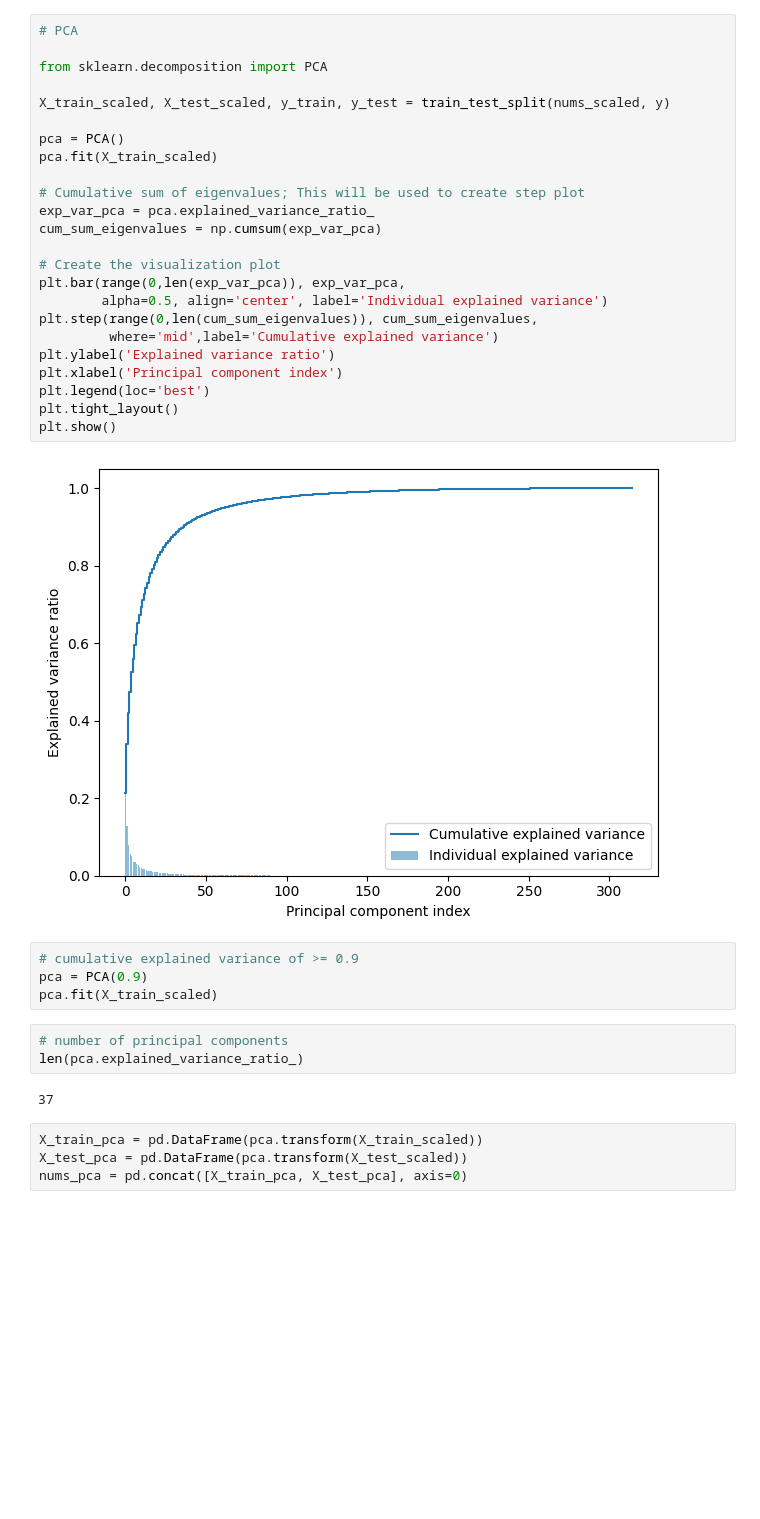
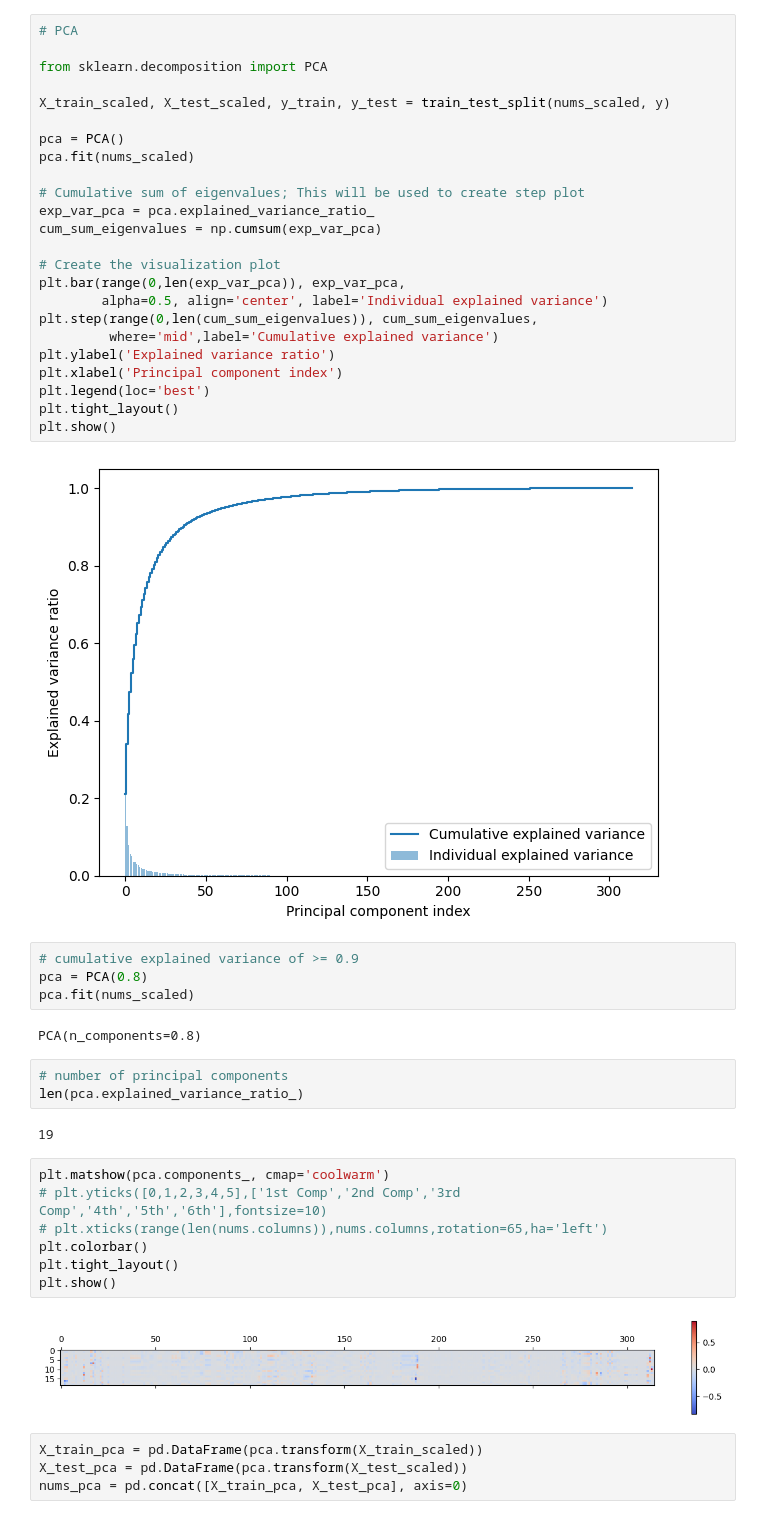
Before and after one commit to Xamweis/lab-revisiting-machine-learning, a Jupyter notebook: lab2_with_lessonData.ipynb, the cells around one changed output. Cells and saved outputs as stored; diff of their text form; blank space fills up the shorter version.

```diff
--- a/lab2_with_lessonData.ipynb
+++ b/lab2_with_lessonData.ipynb
@@ -174,7 +174,7 @@ from sklearn.decomposition import PCA
 X_train_scaled, X_test_scaled, y_train, y_test = train_test_split(nums_scaled, y)
 
 pca = PCA()
-pca.fit(X_train_scaled)
+pca.fit(nums_scaled)
 
 # Cumulative sum of eigenvalues; This will be used to create step plot
 exp_var_pca = pca.explained_variance_ratio_
@@ -194,13 +194,24 @@ plt.show()
 [figure]
 # %%
 # cumulative explained variance of >= 0.9
-pca = PCA(0.9)
-pca.fit(X_train_scaled)
+pca = PCA(0.8)
+pca.fit(nums_scaled)
+# %% [output]
+PCA(n_components=0.8)
 # %%
 # number of principal components
 len(pca.explained_variance_ratio_)
 # %% [output]
-37
+19
+# %%
+plt.matshow(pca.components_, cmap='coolwarm')
+# plt.yticks([0,1,2,3,4,5],['1st Comp','2nd Comp','3rd Comp','4th','5th','6th'],fontsize=10)
+# plt.xticks(range(len(nums.columns)),nums.columns,rotation=65,ha='left')
+plt.colorbar()
+plt.tight_layout()
+plt.show()
+# %% [output]
+[figure, added]
 # %%
 X_train_pca = pd.DataFrame(pca.transform(X_train_scaled))
 X_test_pca = pd.DataFrame(pca.transform(X_test_scaled))
```
Also changed, not shown: 1 other file.
